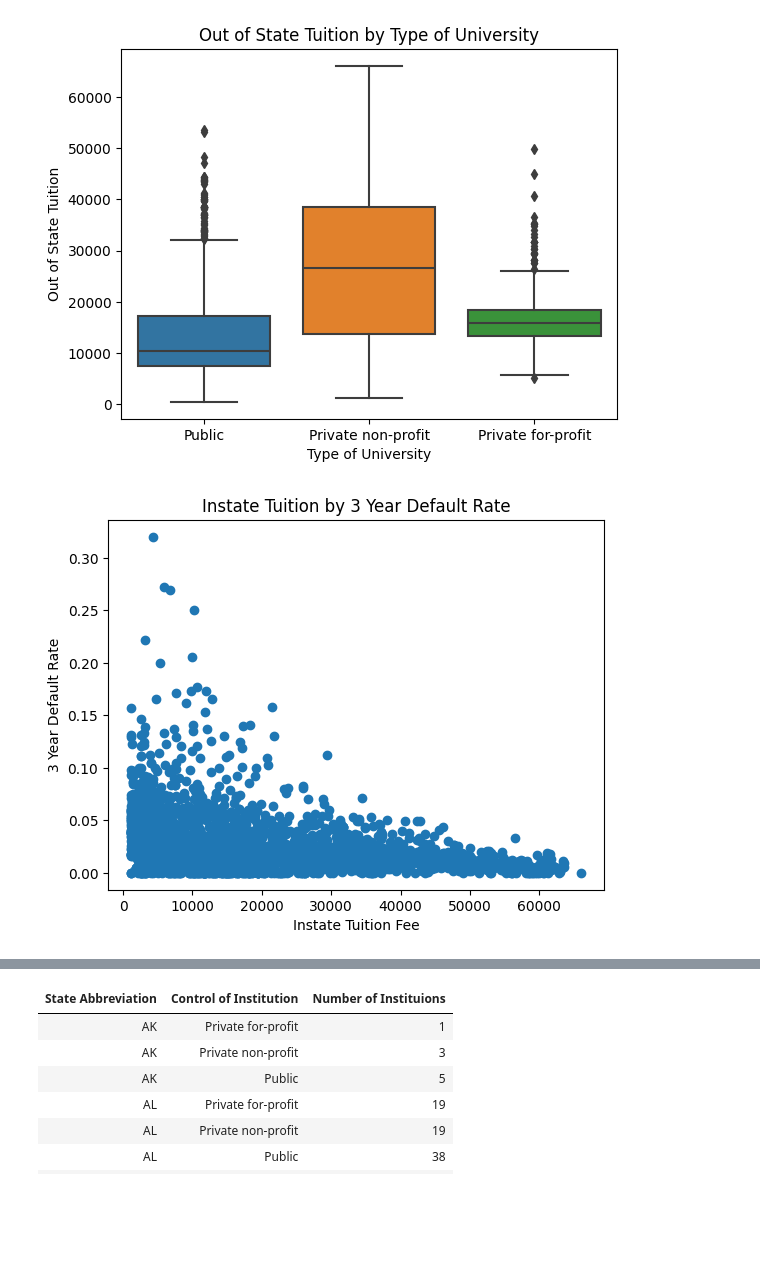
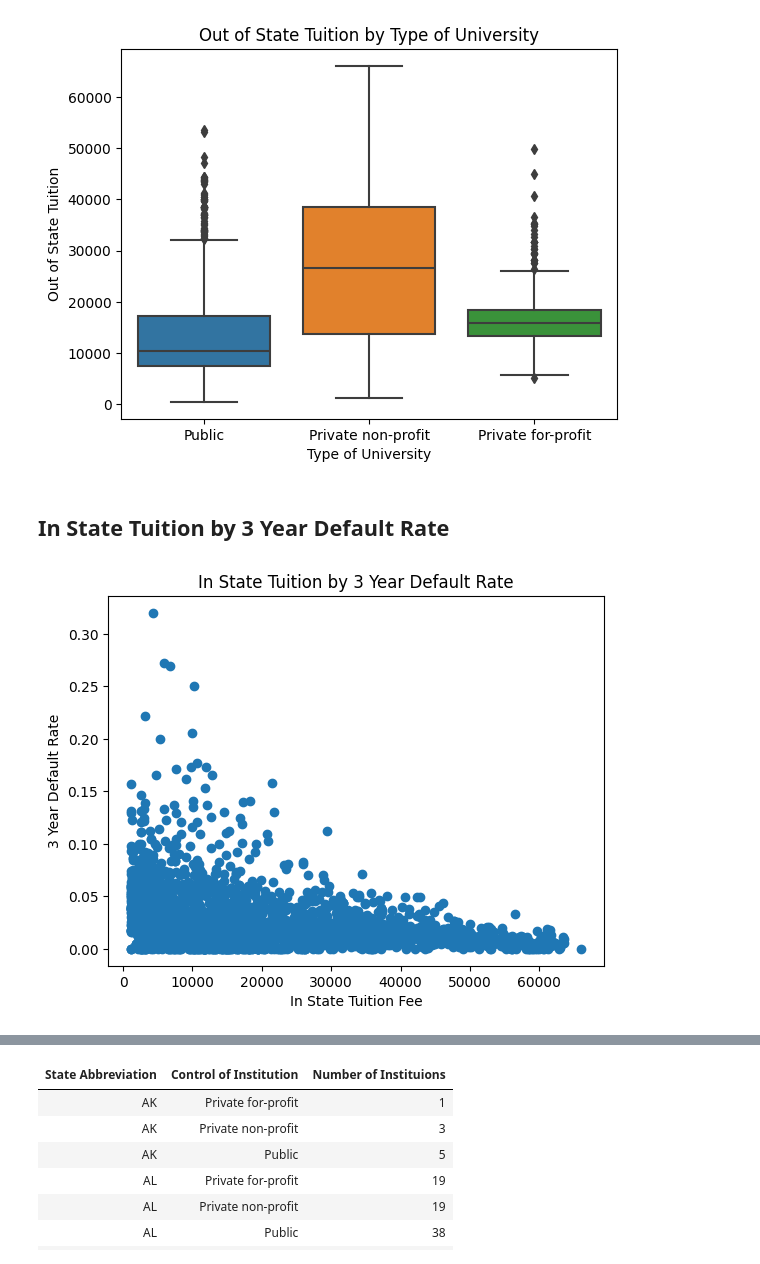
Before and after one commit to CourtneyMiddaugh/DataPipeline, a Jupyter notebook: education_report.ipynb, the cells around one changed output, grey strips where cells are left out. Drawn from its saved outputs; the diff is of its cells as text; code cells hidden in the pictures; blank space fills up the shorter version.

```diff
--- a/education_report.ipynb
+++ b/education_report.ipynb
@@ -123,16 +97,18 @@ plt.ylabel("Out of State Tuition")
 plt.show()
 # %% [output]
 [figure]
+# %% [markdown]
+## In State Tuition by 3 Year Default Rate
 # %%
 tuition_loans=pd.read_sql_query('''SELECT TUITIONFEE_IN, CDR3
                   FROM finances
                   WHERE year_data = %(YEAR)s
                   ''', conn, params={'YEAR':YEAR})
 
 plt.scatter(tuition_loans.tuitionfee_in, tuition_loans.cdr3)
-plt.title('Instate Tuition by 3 Year Default Rate')
-plt.xlabel("Instate Tuition Fee")
+plt.title('In State Tuition by 3 Year Default Rate')
+plt.xlabel("In State Tuition Fee")
 plt.ylabel("3 Year Default Rate")
 plt.show()
 # %% [output]
-[figure, old version]
+[figure, new version]
```
Also changed, not shown: parts of 4 cells of this notebook.
